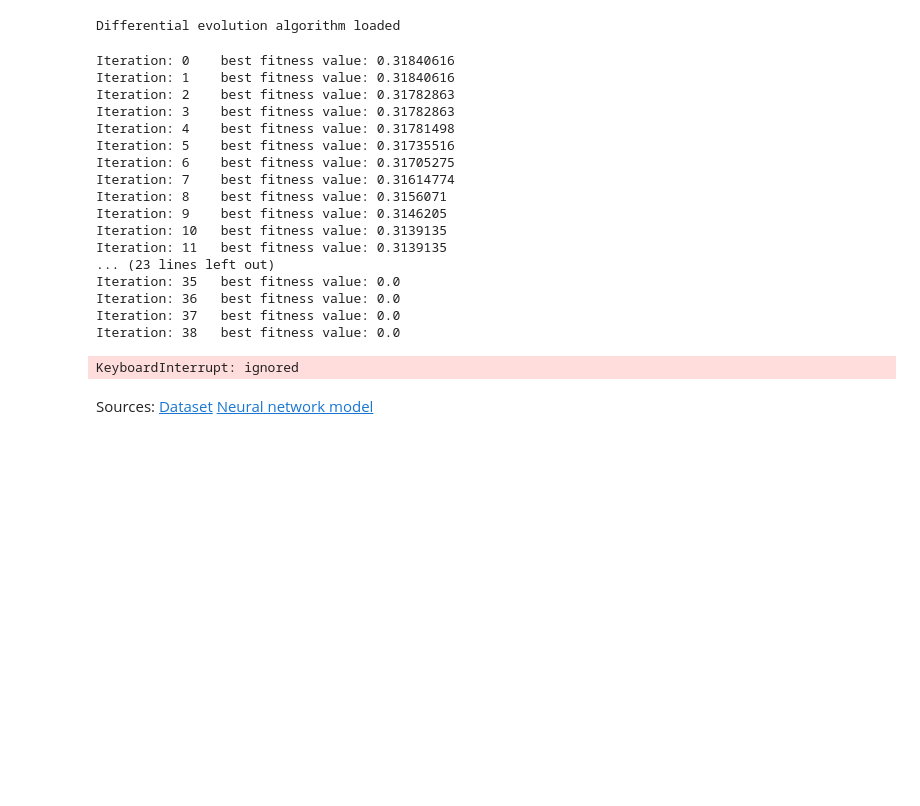
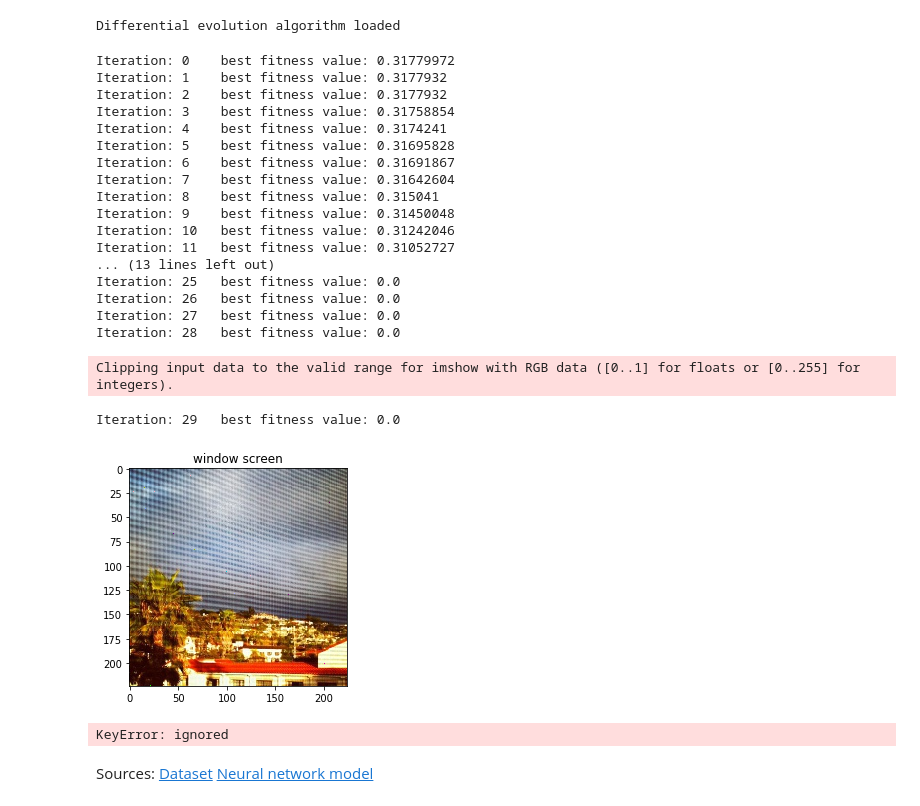
Before and after one commit to pkonowrocki/Multiple-pixels-attack, a Jupyter notebook: MultiplePixelsAttack.ipynb, the cells around one changed output. Drawn from its saved outputs; the diff is of its cells as text; code cells hidden in the pictures; blank space fills up the shorter version.

Commit message:
Add nn output

```diff
--- a/MultiplePixelsAttack.ipynb
+++ b/MultiplePixelsAttack.ipynb
@@ -433,6 +433,23 @@ class Individual:
         plt.imshow(im)
         plt.show()
 
+    def show_output(self, num_from_dataset):
+        import matplotlib.pyplot as plt
+        im = np.array(_str2img(dataset["data"][num_from_dataset]), dtype='float64')
+        for (k,v) in self.code.items():
+            im[k] += v
+        im = torch.from_numpy(im).view(1, 3, 224, 224).to(device=device, dtype=torch.float)
+        im.div_(255.)
+        im[:, 0, :, :].sub_(mean[0]).div_(std[0])
+        im[:, 1, :, :].sub_(mean[1]).div_(std[1])
+        im[:, 2, :, :].sub_(mean[2]).div_(std[2])
+        output = net(im)
+        output = m(output)
+        value, indice = torch.max(output, 1)
+        plt.title(idx2label[indice.item()])
+        plt.imshow(np.array(im.cpu().detach().numpy(), dtype='int32'))
+        plt.show()
+
 print("Individual loaded")
 # %% [output]
 Individual loaded
@@ -551,26 +568,30 @@ print("Differential evolution algorithm loaded")
 # %% [output]
 Differential evolution algorithm loaded
 # %%
-fooled = differential_evolution(100, 40, (224,224), 125, 0.5, 0.8)
+fooled = differential_evolution(30, 40, (224,224), 125, 0.5, 0.8)
 fooled.show_image(125)
+fooled.show_output(125)
 # %% [output]
-Iteration: 0    best fitness value: 0.31840616
-Iteration: 1    best fitness value: 0.31840616
-Iteration: 2    best fitness value: 0.31782863
-Iteration: 3    best fitness value: 0.31782863
-Iteration: 4    best fitness value: 0.31781498
-Iteration: 5    best fitness value: 0.31735516
-Iteration: 6    best fitness value: 0.31705275
-Iteration: 7    best fitness value: 0.31614774
-Iteration: 8    best fitness value: 0.3156071
-Iteration: 9    best fitness value: 0.3146205
-Iteration: 10   best fitness value: 0.3139135
-Iteration: 11   best fitness value: 0.3139135
-... (23 lines left out)
-Iteration: 35   best fitness value: 0.0
-Iteration: 36   best fitness value: 0.0
-Iteration: 37   best fitness value: 0.0
-Iteration: 38   best fitness value: 0.0
+Iteration: 0    best fitness value: 0.31779972
+Iteration: 1    best fitness value: 0.3177932
+Iteration: 2    best fitness value: 0.3177932
+Iteration: 3    best fitness value: 0.31758854
+Iteration: 4    best fitness value: 0.3174241
+Iteration: 5    best fitness value: 0.31695828
+Iteration: 6    best fitness value: 0.31691867
+Iteration: 7    best fitness value: 0.31642604
+Iteration: 8    best fitness value: 0.315041
+Iteration: 9    best fitness value: 0.31450048
+Iteration: 10   best fitness value: 0.31242046
+Iteration: 11   best fitness value: 0.31052727
+... (13 lines left out)
+Iteration: 25   best fitness value: 0.0
+Iteration: 26   best fitness value: 0.0
+Iteration: 27   best fitness value: 0.0
+Iteration: 28   best fitness value: 0.0
-KeyboardInterrupt: ignored
+Clipping input data to the valid range for imshow with RGB data ([0..1] for floats or [0..255] for integers).
+Iteration: 29   best fitness value: 0.0
+[figure, added]
+KeyError: ignored
 # %% [markdown]
 Sources: [Dataset](https://github.com/aaron-xichen/pytorch-playground) [Neural network model](https://pytorch.org/docs/stable/torchvision/models.html)
```
